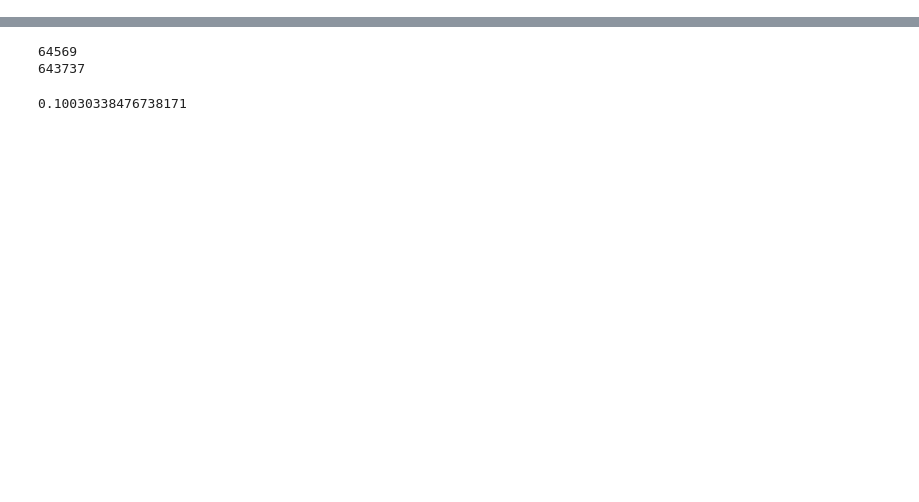
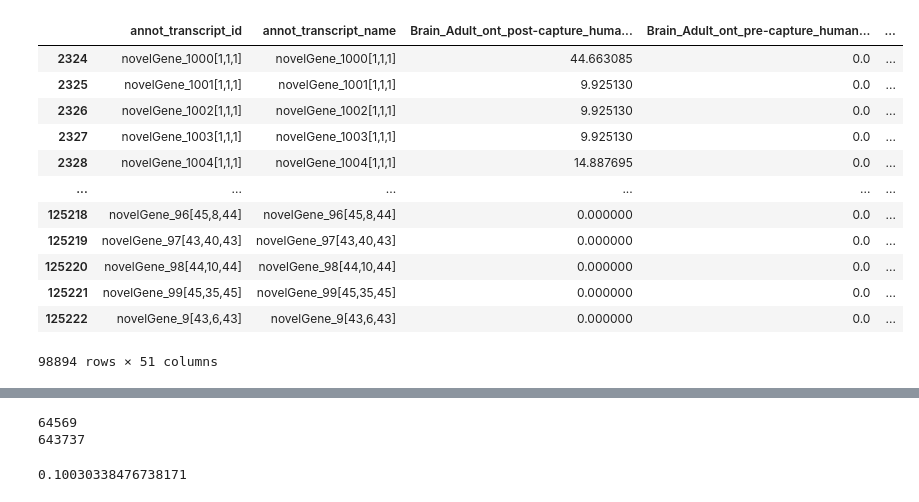
Before and after one commit to fairliereese/230526_gencode, a Jupyter notebook: analysis_dev.ipynb, the cells around one changed output, grey strips where cells are left out. Cells and saved outputs as stored; diff of their text form; code cells hidden in the pictures; blank space fills up the shorter version.

```diff
--- a/analysis_dev.ipynb
+++ b/analysis_dev.ipynb
@@ -38,6 +39,22 @@ df.annot_transcript_id.tolist()[:5]
 # %%
 # how many transcripts have multiple genes assigned to
 df['gene_count'] = df.annot_transcript_id.str.count('ENSG')
+# %%
+df.loc[df.gene_count==0]
+# %% [output]
+|  | annot_transcript_id | annot_transcript_name | Brain_Adult_ont_post-capture_huma... | Brain_Adult_ont_pre-capture_human... | ... |
+| 2324 | novelGene_1000[1,1,1] | novelGene_1000[1,1,1] | 44.663085 | 0.0 | ... |
+| 2325 | novelGene_1001[1,1,1] | novelGene_1001[1,1,1] | 9.925130 | 0.0 | ... |
+| 2326 | novelGene_1002[1,1,1] | novelGene_1002[1,1,1] | 9.925130 | 0.0 | ... |
+| 2327 | novelGene_1003[1,1,1] | novelGene_1003[1,1,1] | 9.925130 | 0.0 | ... |
+| 2328 | novelGene_1004[1,1,1] | novelGene_1004[1,1,1] | 14.887695 | 0.0 | ... |
+| ... | ... | ... | ... | ... | ... |
+| 125218 | novelGene_96[45,8,44] | novelGene_96[45,8,44] | 0.000000 | 0.0 | ... |
+| 125219 | novelGene_97[43,40,43] | novelGene_97[43,40,43] | 0.000000 | 0.0 | ... |
+| 125220 | novelGene_98[44,10,44] | novelGene_98[44,10,44] | 0.000000 | 0.0 | ... |
+| 125221 | novelGene_99[45,35,45] | novelGene_99[45,35,45] | 0.000000 | 0.0 | ... |
+| 125222 | novelGene_9[43,6,43] | novelGene_9[43,6,43] | 0.000000 | 0.0 | ... |
+98894 rows × 51 columns
 # %%
 import seaborn as sns
 sns.displot(data=df, x='gene_count')
```
Also changed, not shown: parts of 8 cells of this notebook, 2 other files.
